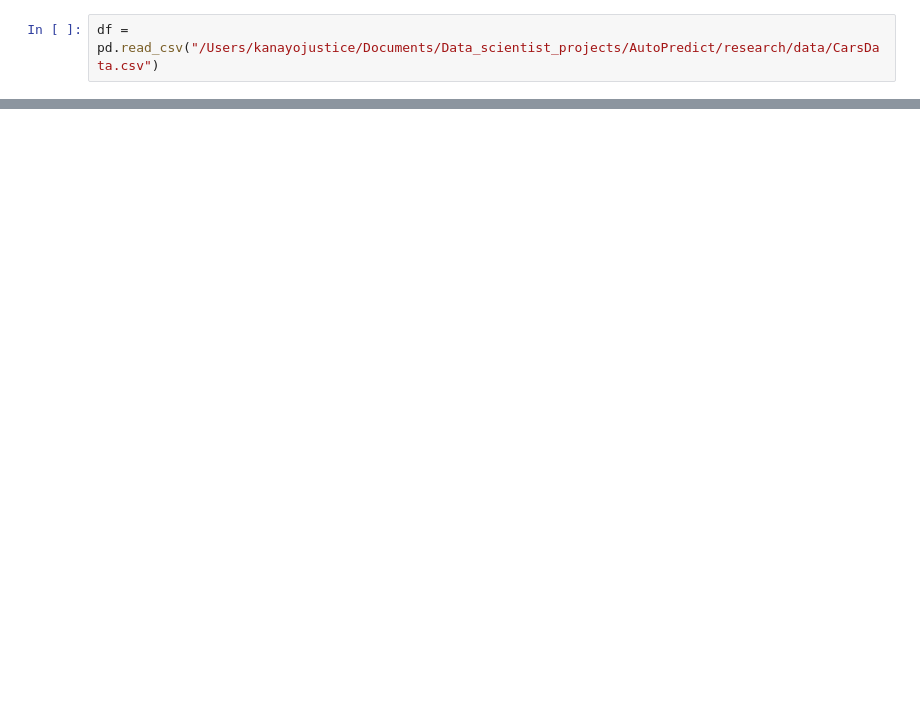
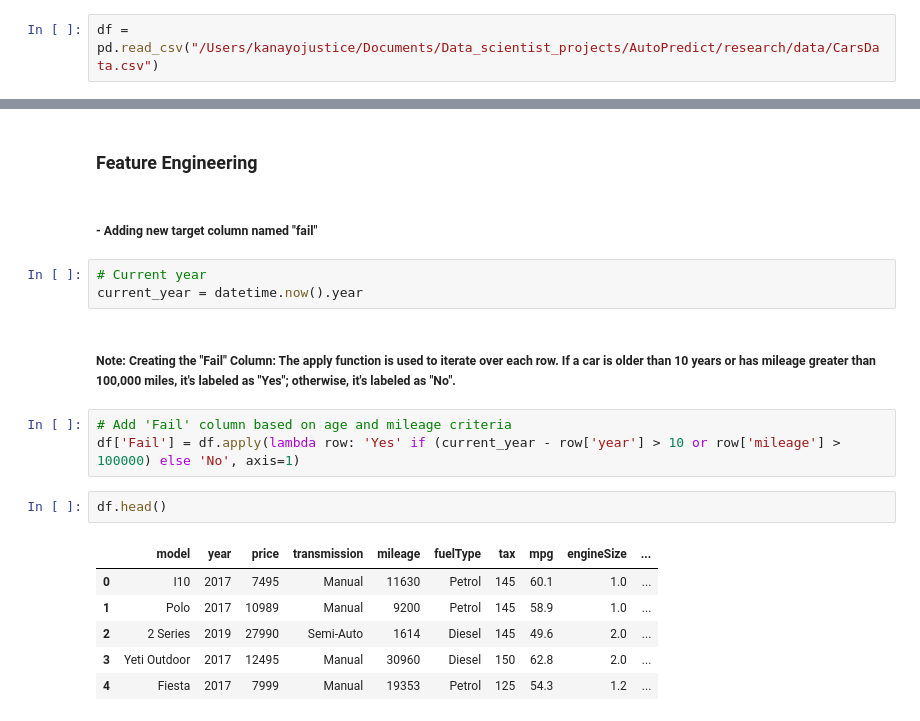
Before and after one commit to thekendev/AutoPredict, a Jupyter notebook: research/EDA_notebook.ipynb, the cells around one changed output, grey strips where cells are left out. Saved outputs shown, nothing was run; the diff lists cells and outputs as text; blank space fills up the shorter version.

```diff
--- a/research/EDA_notebook.ipynb
+++ b/research/EDA_notebook.ipynb
@@ -59,0 +152,21 @@ AttributeError: 'str' object has no attribute 'head'
+# %% [markdown]
+### Feature Engineering
+# %% [markdown]
+##### - Adding new target column named **"fail"**
+# %%
+# Current year
+current_year = datetime.now().year
+# %% [markdown]
+##### **Note:** Creating the "Fail" Column: The apply function is used to iterate over each row. If a car is older than 10 years or has mileage greater than 100,000 miles, it's labeled as "Yes"; otherwise, it's labeled as "No".
+# %%
+# Add 'Fail' column based on age and mileage criteria
+df['Fail'] = df.apply(lambda row: 'Yes' if (current_year - row['year'] > 10 or row['mileage'] > 100000) else 'No', axis=1)
+# %%
+df.head()
+# %% [output]
+|  | model | year | price | transmission | mileage | fuelType | tax | mpg | engineSize | ... |
+| 0 | I10 | 2017 | 7495 | Manual | 11630 | Petrol | 145 | 60.1 | 1.0 | ... |
+| 1 | Polo | 2017 | 10989 | Manual | 9200 | Petrol | 145 | 58.9 | 1.0 | ... |
+| 2 | 2 Series | 2019 | 27990 | Semi-Auto | 1614 | Diesel | 145 | 49.6 | 2.0 | ... |
+| 3 | Yeti Outdoor | 2017 | 12495 | Manual | 30960 | Diesel | 150 | 62.8 | 2.0 | ... |
+| 4 | Fiesta | 2017 | 7999 | Manual | 19353 | Petrol | 125 | 54.3 | 1.2 | ... |
```
Also changed, not shown: parts of 21 cells of this notebook, 2 other files.
